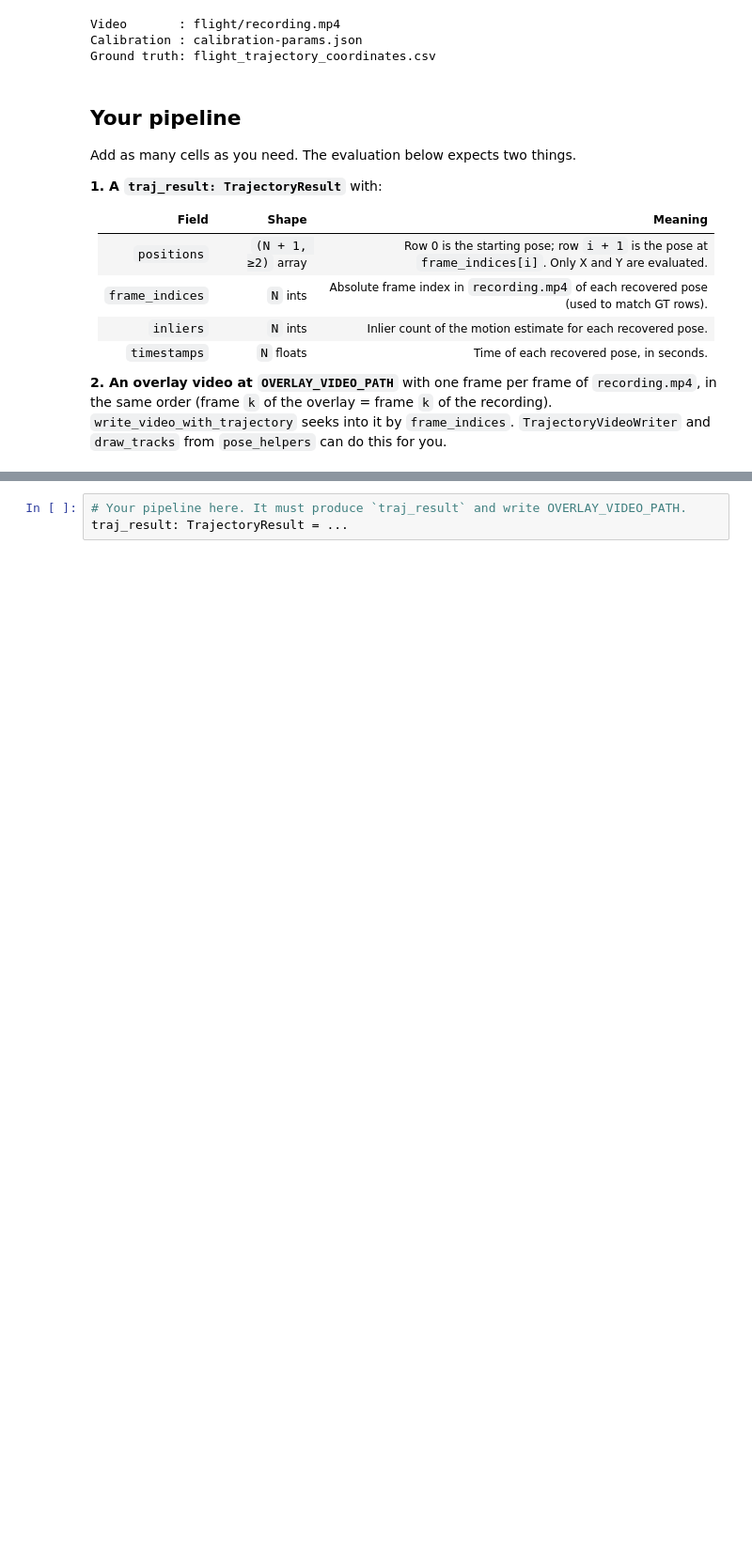
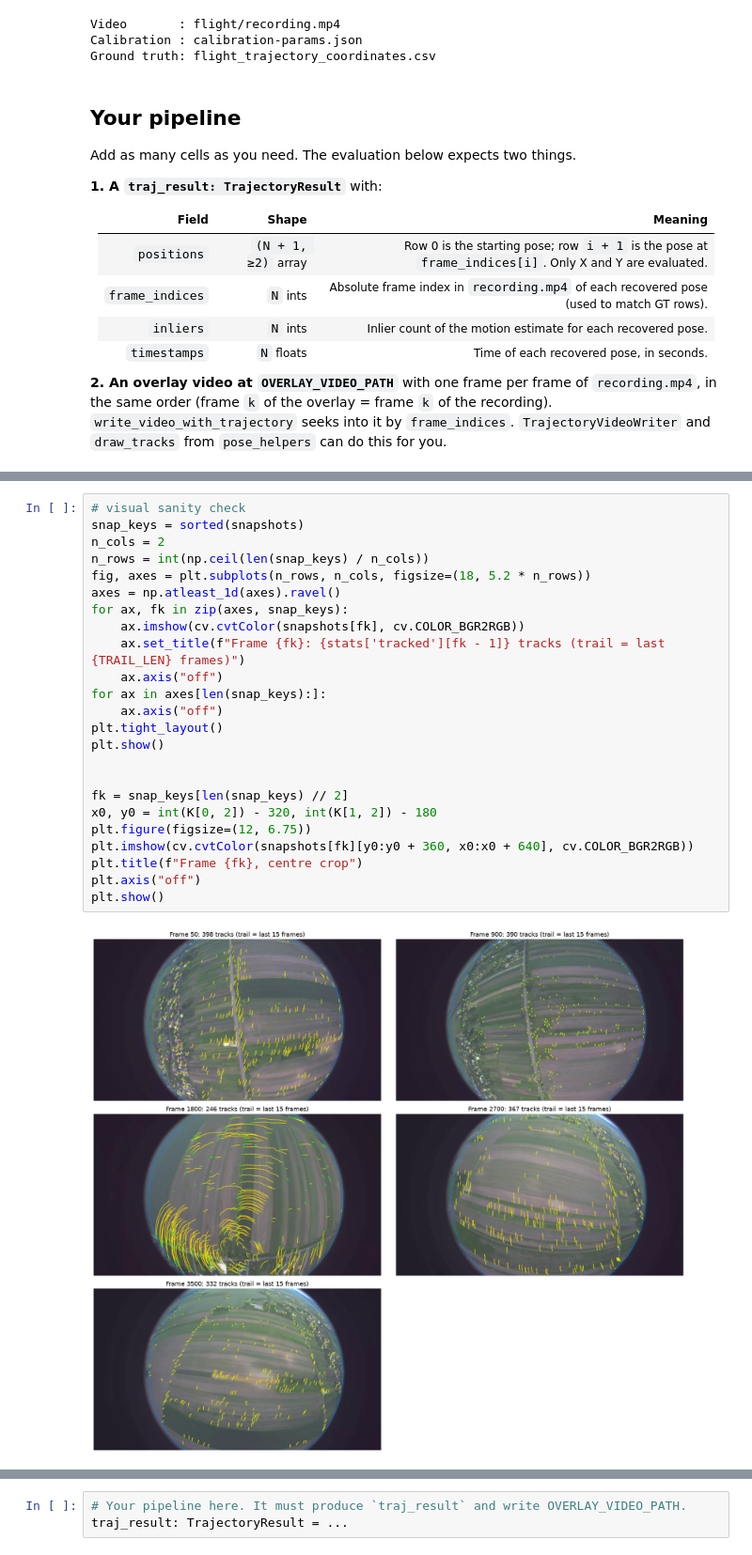
Before and after one commit to rasthpop/fisheye-vis-odometry, a Jupyter notebook: homework.ipynb, the cells around one changed output, grey strips where cells are left out. Shown at 94% size. Cells and saved outputs as stored; diff of their text form; blank space fills up the shorter version.

```diff
--- a/homework.ipynb
+++ b/homework.ipynb
@@ -68,0 +364,26 @@ Add as many cells as you need. The evaluation below expects two things.
+# %%
+# visual sanity check
+snap_keys = sorted(snapshots)
+n_cols = 2
+n_rows = int(np.ceil(len(snap_keys) / n_cols))
+fig, axes = plt.subplots(n_rows, n_cols, figsize=(18, 5.2 * n_rows))
+axes = np.atleast_1d(axes).ravel()
+for ax, fk in zip(axes, snap_keys):
+    ax.imshow(cv.cvtColor(snapshots[fk], cv.COLOR_BGR2RGB))
+    ax.set_title(f"Frame {fk}: {stats['tracked'][fk - 1]} tracks (trail = last {TRAIL_LEN} frames)")
+    ax.axis("off")
+for ax in axes[len(snap_keys):]:
+    ax.axis("off")
+plt.tight_layout()
+plt.show()
+
+
+fk = snap_keys[len(snap_keys) // 2]
+x0, y0 = int(K[0, 2]) - 320, int(K[1, 2]) - 180
+plt.figure(figsize=(12, 6.75))
+plt.imshow(cv.cvtColor(snapshots[fk][y0:y0 + 360, x0:x0 + 640], cv.COLOR_BGR2RGB))
+plt.title(f"Frame {fk}, centre crop")
+plt.axis("off")
+plt.show()
+# %% [output]
+[figure, added]
```
Also changed, not shown: parts of 9 cells of this notebook.
